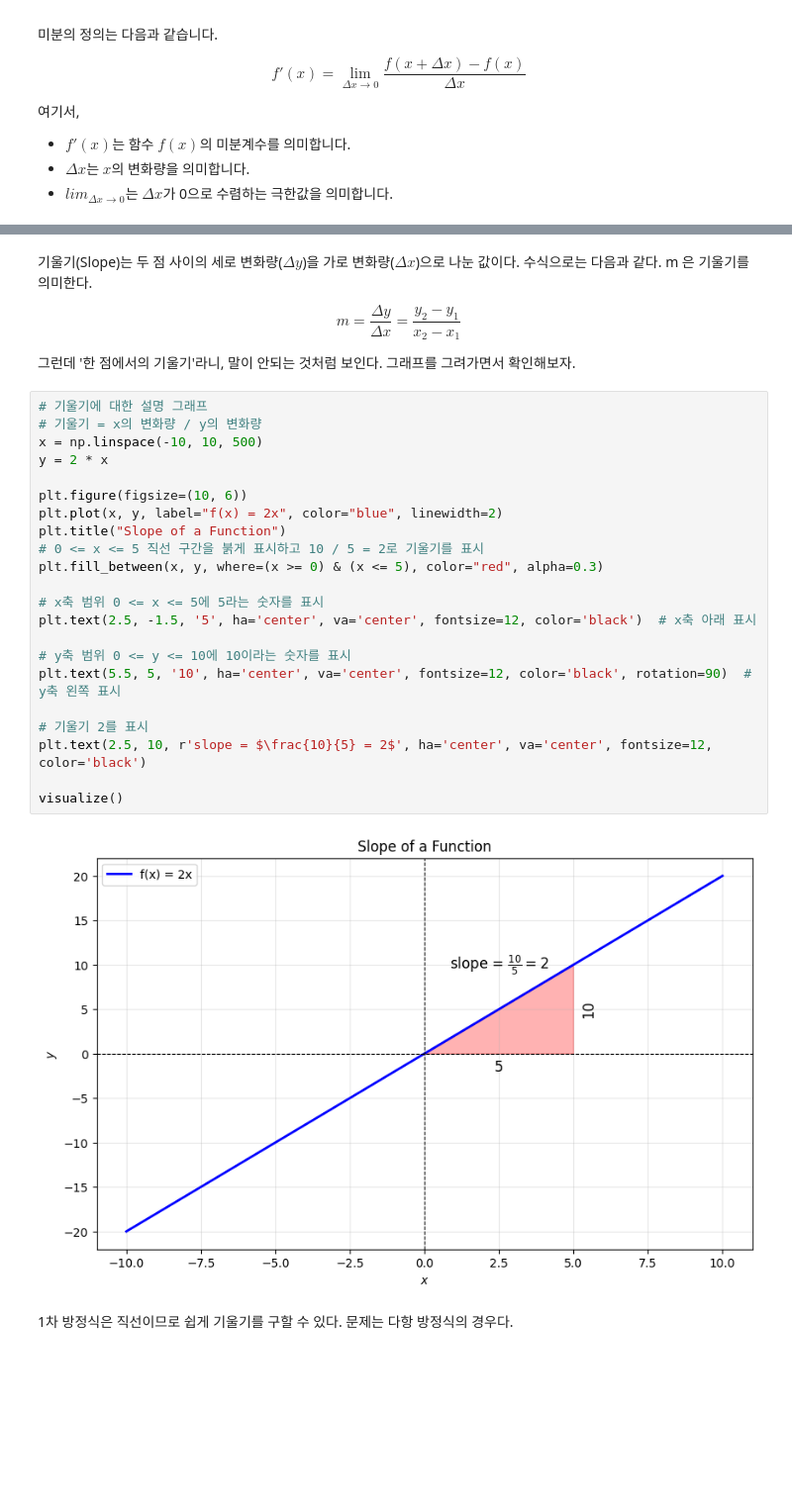
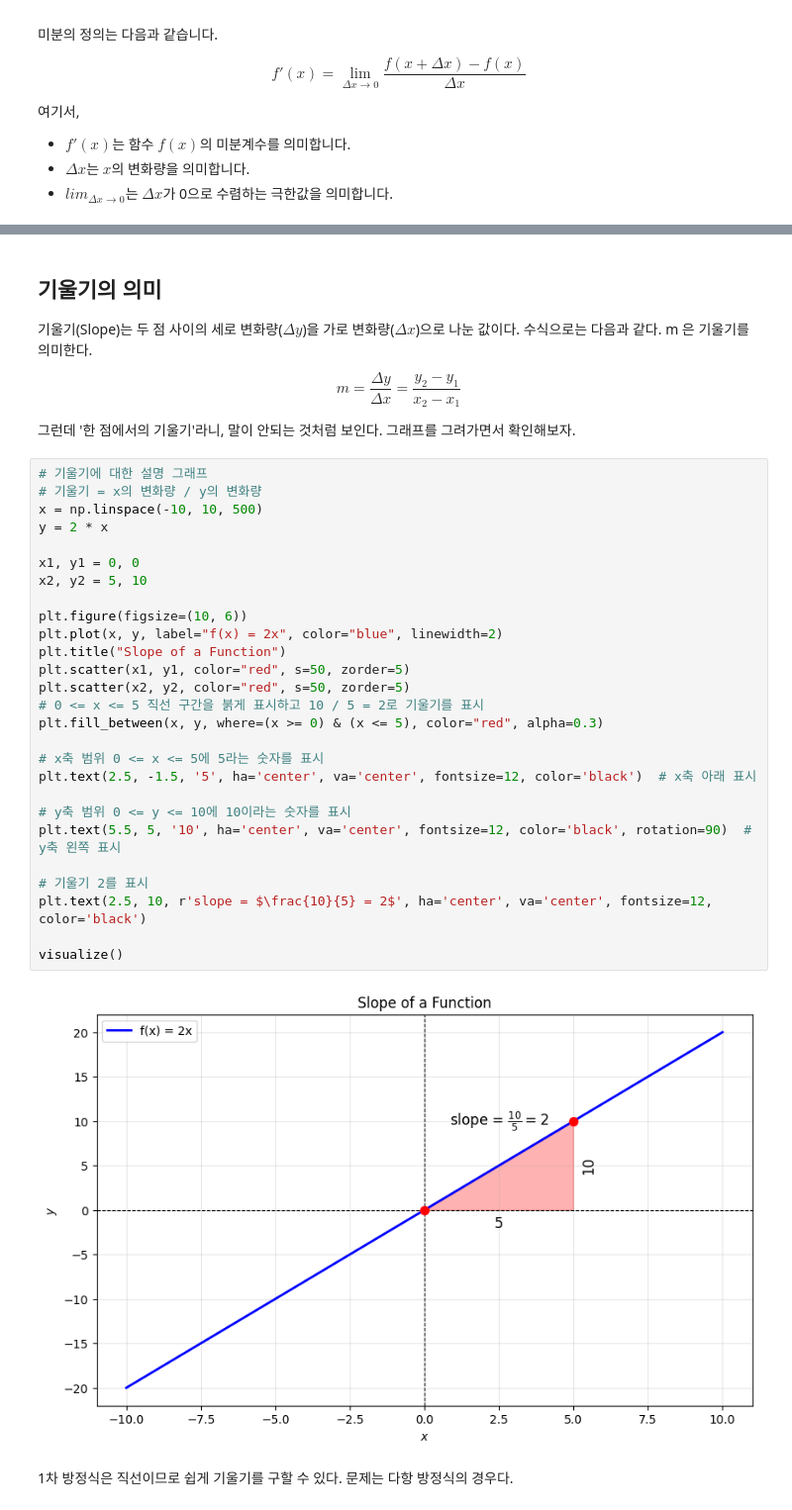
Before and after one commit to songkg7/notebook-playground, a Jupyter notebook: graph/differentiation.ipynb, the cells around one changed output, grey strips where cells are left out. Shown at 99% size. Cells and saved outputs as stored; diff of their text form; blank space fills up the shorter version.

```diff
--- a/graph/differentiation.ipynb
+++ b/graph/differentiation.ipynb
@@ -29,6 +36,9 @@ def visualize():
     plt.legend()
     plt.show()
 # %% [markdown]
+
+## 기울기의 의미
+
 기울기(Slope)는 두 점 사이의 세로 변화량($\Delta y$)을 가로 변화량($\Delta x$)으로 나눈 값이다. 수식으로는 다음과 같다. m 은 기울기를 의미한다.
 
 $$
@@ -39,27 +49,32 @@ $$
 # %%
 # 기울기에 대한 설명 그래프
 # 기울기 = x의 변화량 / y의 변화량
 x = np.linspace(-10, 10, 500)
 y = 2 * x
 
+x1, y1 = 0, 0
+x2, y2 = 5, 10
+
 plt.figure(figsize=(10, 6))
 plt.plot(x, y, label="f(x) = 2x", color="blue", linewidth=2)
 plt.title("Slope of a Function")
+plt.scatter(x1, y1, color="red", s=50, zorder=5)
+plt.scatter(x2, y2, color="red", s=50, zorder=5)
 # 0 <= x <= 5 직선 구간을 붉게 표시하고 10 / 5 = 2로 기울기를 표시
 plt.fill_between(x, y, where=(x >= 0) & (x <= 5), color="red", alpha=0.3)
 
 # x축 범위 0 <= x <= 5에 5라는 숫자를 표시
 plt.text(2.5, -1.5, '5', ha='center', va='center', fontsize=12, color='black')  # x축 아래 표시
 
 # y축 범위 0 <= y <= 10에 10이라는 숫자를 표시
 plt.text(5.5, 5, '10', ha='center', va='center', fontsize=12, color='black', rotation=90)  # y축 왼쪽 표시
 
 # 기울기 2를 표시
 plt.text(2.5, 10, r'slope = $\frac{10}{5} = 2$', ha='center', va='center', fontsize=12, color='black')
 
 visualize()
 # %% [output]
-[figure, old version]
+[figure, new version]
 # %% [markdown]
 1차 방정식은 직선이므로 쉽게 기울기를 구할 수 있다. 문제는 다항 방정식의 경우다.
 # %%
```
Also changed, not shown: parts of 3 cells of this notebook.
